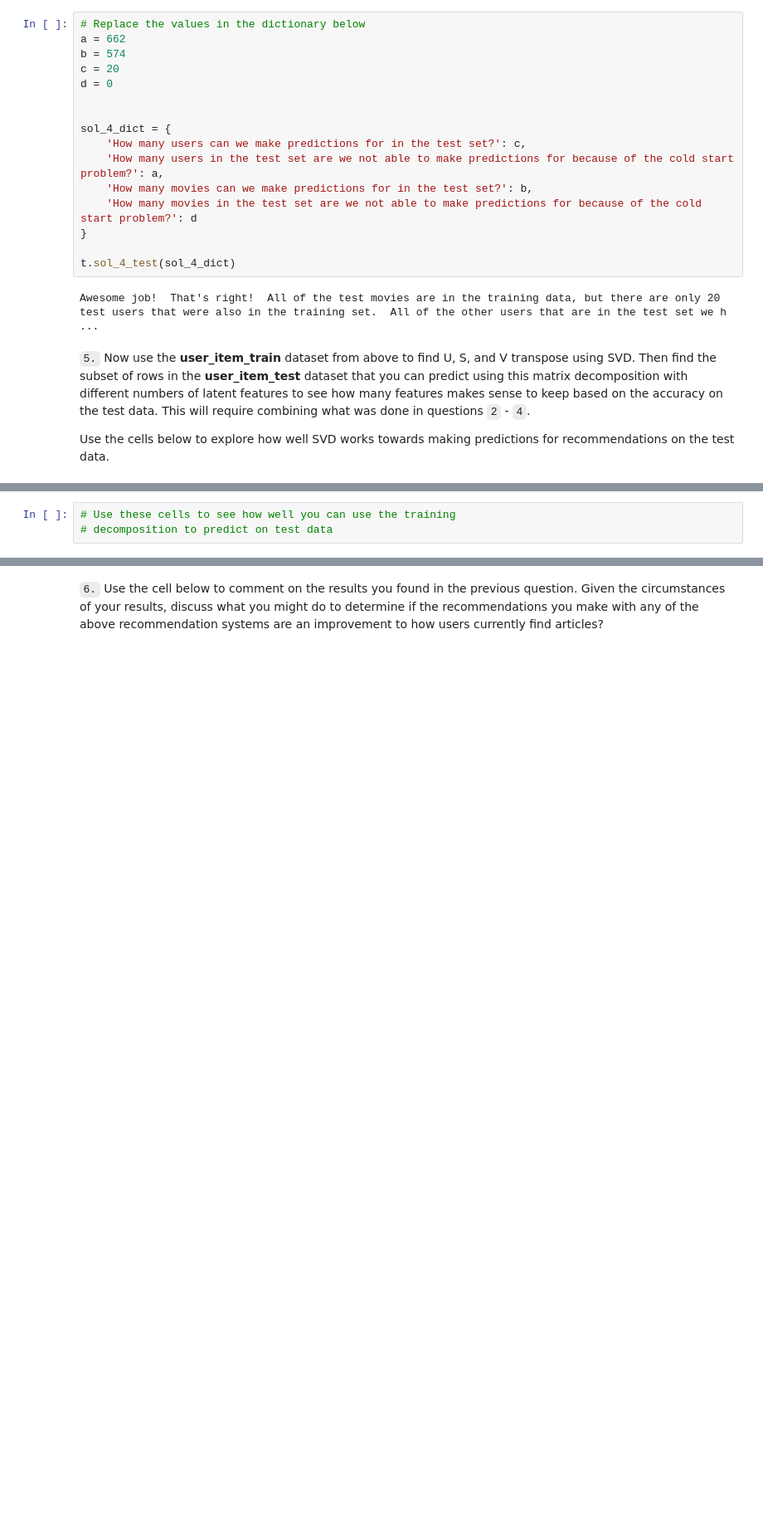
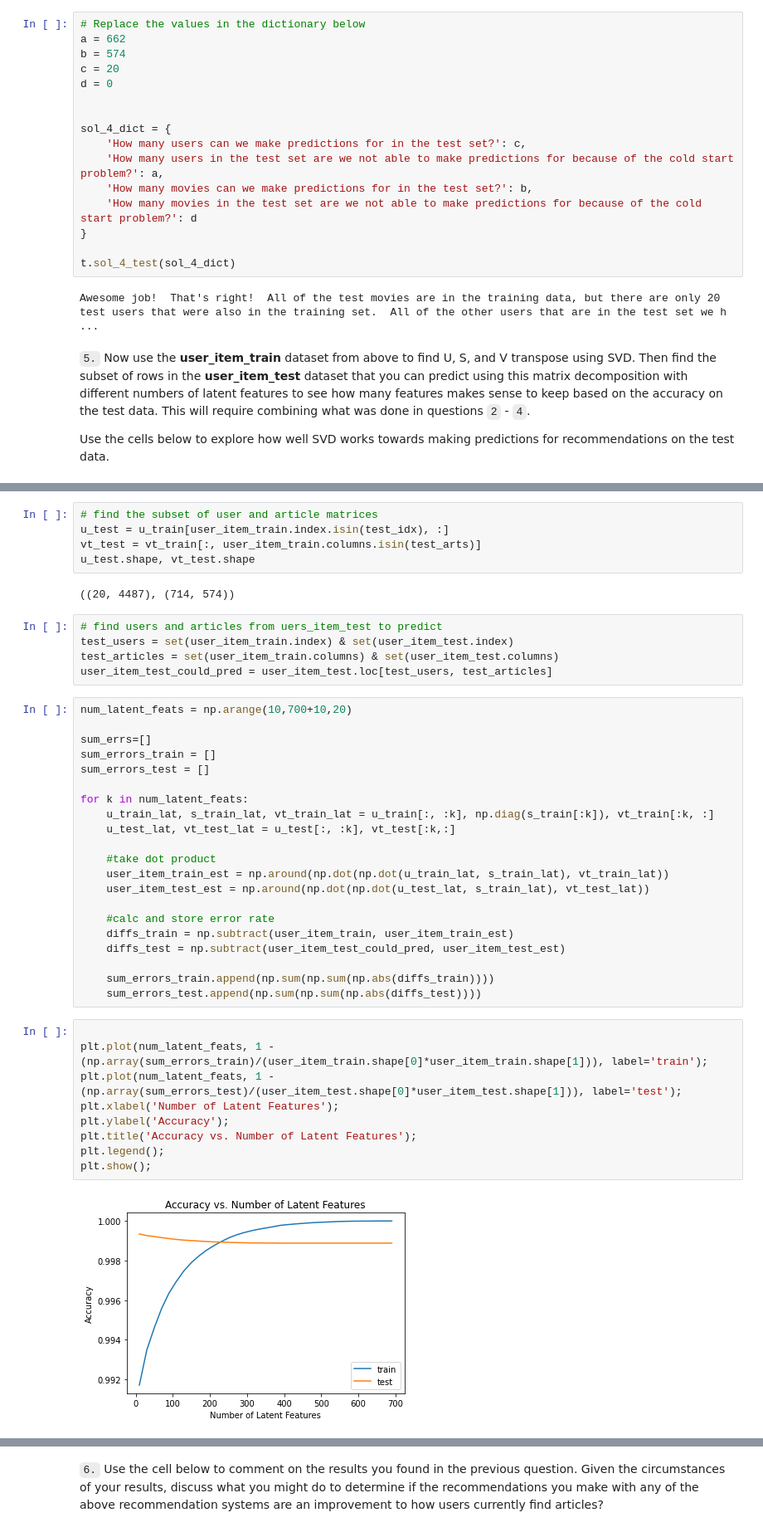
Before and after one commit to elgrande-nl/Recommendations, a Jupyter notebook: Recommendations_with_IBM.ipynb, the cells around one changed output, grey strips where cells are left out. Shown at 83% size. Cells and saved outputs as stored; diff of their text form; blank space fills up the shorter version.

```diff
--- a/Recommendations_with_IBM.ipynb
+++ b/Recommendations_with_IBM.ipynb
@@ -760,6 +767,47 @@ u_train, s_train, vt_train = np.linalg.svd(user_item_train)
 u_train.shape, s_train.shape, vt_train.shape
 # %% [output]
 ((4487, 4487), (714,), (714, 714))
-# %%
-# Use these cells to see how well you can use the training
-# decomposition to predict on test data
+# %%
+# find the subset of user and article matrices
+u_test = u_train[user_item_train.index.isin(test_idx), :]
+vt_test = vt_train[:, user_item_train.columns.isin(test_arts)]
+u_test.shape, vt_test.shape
+# %% [output]
+((20, 4487), (714, 574))
+# %%
+# find users and articles from uers_item_test to predict
+test_users = set(user_item_train.index) & set(user_item_test.index)
+test_articles = set(user_item_train.columns) & set(user_item_test.columns)
+user_item_test_could_pred = user_item_test.loc[test_users, test_articles]
+# %%
+num_latent_feats = np.arange(10,700+10,20)
+
+sum_errs=[]
+sum_errors_train = []
+sum_errors_test = []
+
+for k in num_latent_feats:
+    u_train_lat, s_train_lat, vt_train_lat = u_train[:, :k], np.diag(s_train[:k]), vt_train[:k, :]
+    u_test_lat, vt_test_lat = u_test[:, :k], vt_test[:k,:]
+
+    #take dot product
+    user_item_train_est = np.around(np.dot(np.dot(u_train_lat, s_train_lat), vt_train_lat))
+    user_item_test_est = np.around(np.dot(np.dot(u_test_lat, s_train_lat), vt_test_lat))
+
+    #calc and store error rate
+    diffs_train = np.subtract(user_item_train, user_item_train_est)
+    diffs_test = np.subtract(user_item_test_could_pred, user_item_test_est)
+
+    sum_errors_train.append(np.sum(np.sum(np.abs(diffs_train))))
+    sum_errors_test.append(np.sum(np.sum(np.abs(diffs_test))))
+# %%
+
+plt.plot(num_latent_feats, 1 - (np.array(sum_errors_train)/(user_item_train.shape[0]*user_item_train.shape[1])), label='train');
+plt.plot(num_latent_feats, 1 - (np.array(sum_errors_test)/(user_item_test.shape[0]*user_item_test.shape[1])), label='test');
+plt.xlabel('Number of Latent Features');
+plt.ylabel('Accuracy');
+plt.title('Accuracy vs. Number of Latent Features');
+plt.legend();
+plt.show();
+# %% [output]
+[figure, added]
```
Also changed, not shown: parts of 8 cells of this notebook, 1 other file.
